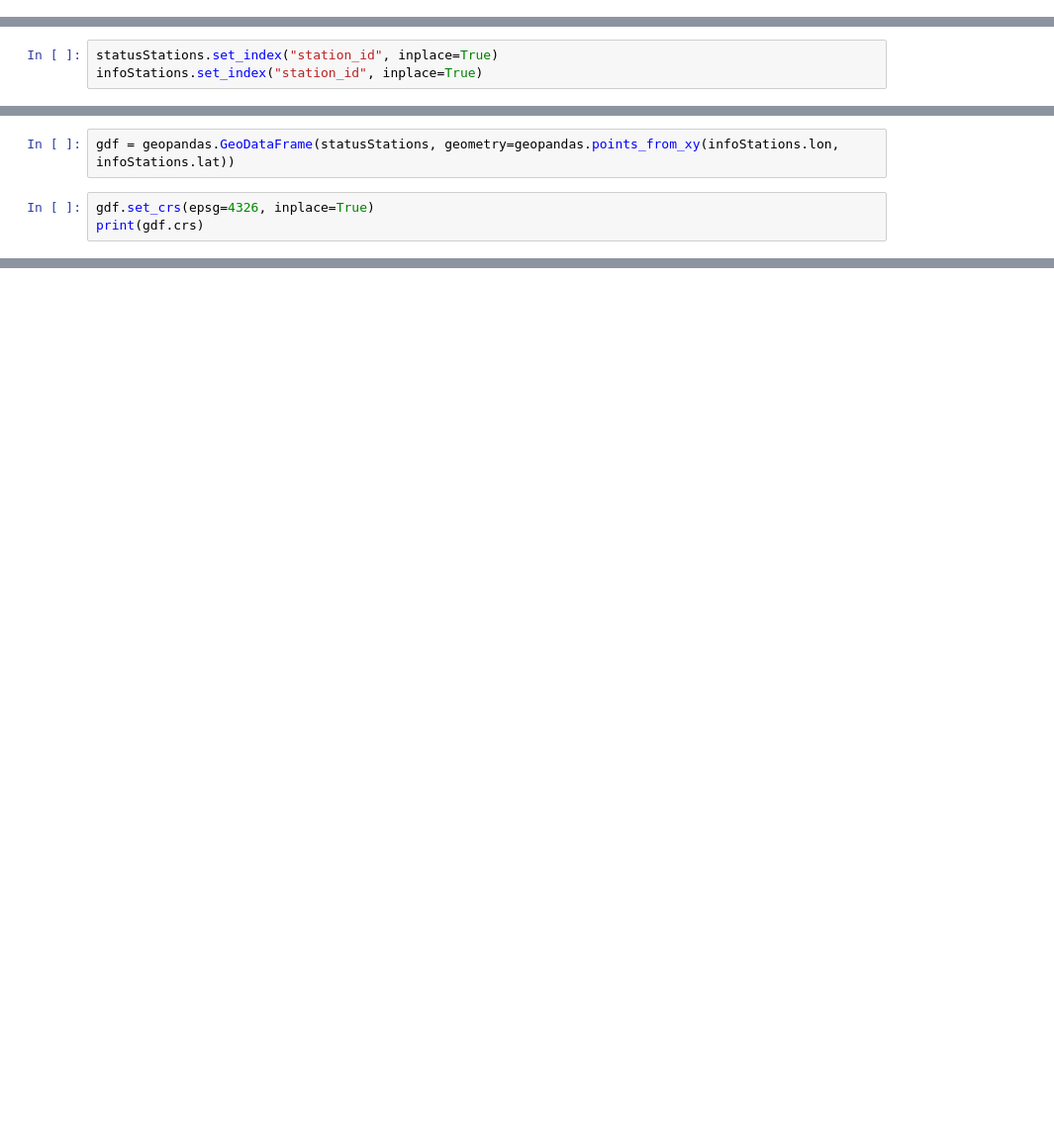
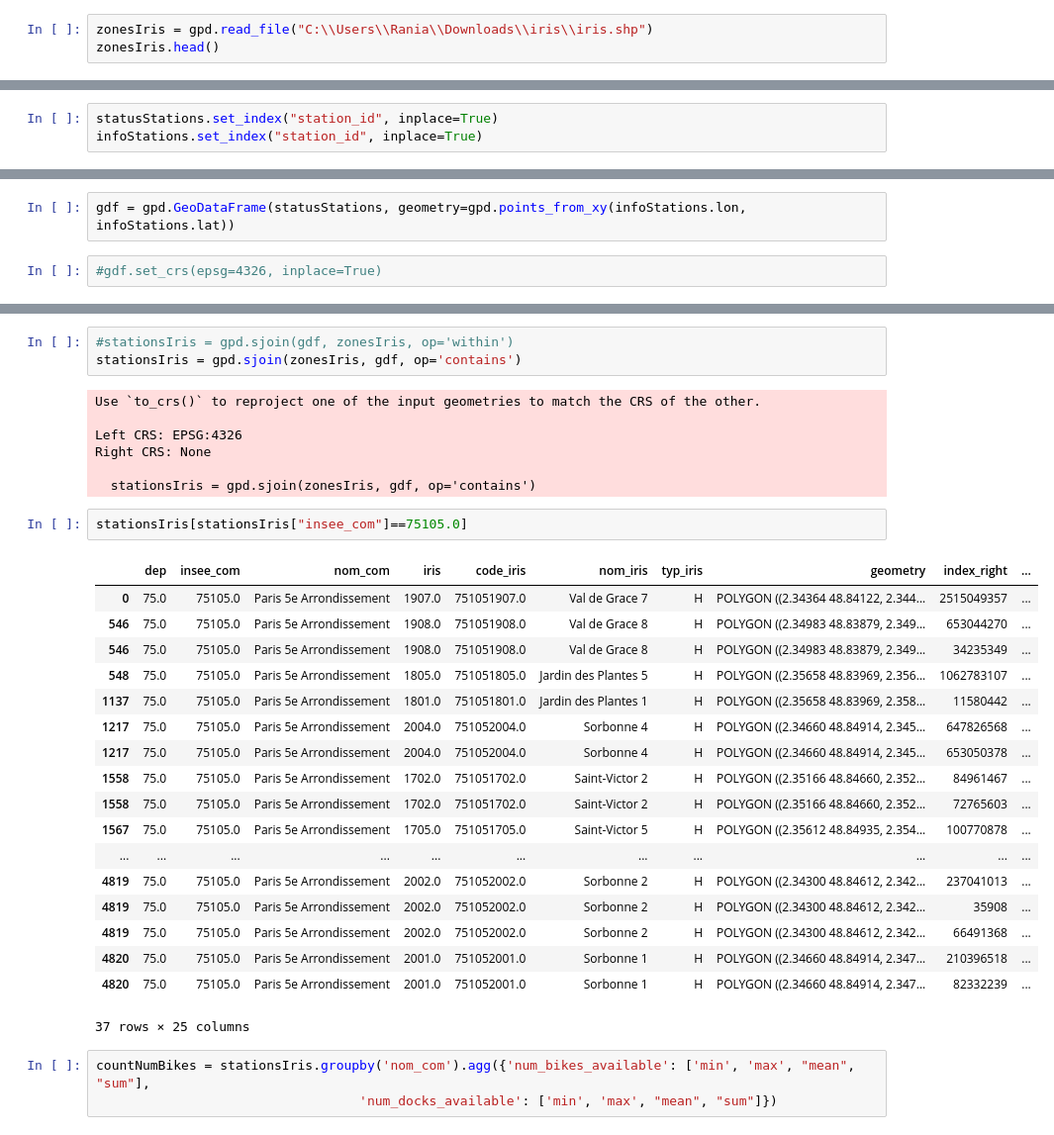
Before and after one commit to Rania999/Velib, a Jupyter notebook: Visualisation données Velib.ipynb, the cells around one changed output, grey strips where cells are left out. Shown at 99% size. Cells and saved outputs as stored; diff of their text form; blank space fills up the shorter version.

Commit message:
Ajout zones Iris

```diff
--- a/Visualisation données Velib.ipynb
+++ b/Visualisation données Velib.ipynb
@@ -42,0 +54,3 @@ infoStations.head()
+# %%
+zonesIris = gpd.read_file("C:\\Users\\Rania\\Downloads\\iris\\iris.shp")
+zonesIris.head()
@@ -74,5 +95,4 @@ statusStations.head()
 # %%
-gdf = geopandas.GeoDataFrame(statusStations, geometry=geopandas.points_from_xy(infoStations.lon, infoStations.lat))
+gdf = gpd.GeoDataFrame(statusStations, geometry=gpd.points_from_xy(infoStations.lon, infoStations.lat))
 # %%
-gdf.set_crs(epsg=4326, inplace=True)
-print(gdf.crs)
+#gdf.set_crs(epsg=4326, inplace=True)
@@ -103,0 +99,34 @@ gdf.explore("num_bikes_mechanical",
+# %%
+#stationsIris = gpd.sjoin(gdf, zonesIris, op='within')
+stationsIris = gpd.sjoin(zonesIris, gdf, op='contains')
+# %% [output]
+Use `to_crs()` to reproject one of the input geometries to match the CRS of the other.
+
+Left CRS: EPSG:4326
+Right CRS: None
+
+  stationsIris = gpd.sjoin(zonesIris, gdf, op='contains')
+# %%
+stationsIris[stationsIris["insee_com"]==75105.0]
+# %% [output]
+|  | dep | insee_com | nom_com | iris | code_iris | nom_iris | typ_iris | geometry | index_right | ... |
+| 0 | 75.0 | 75105.0 | Paris 5e Arrondissement | 1907.0 | 751051907.0 | Val de Grace 7 | H | POLYGON ((2.34364 48.84122, 2.344... | 2515049357 | ... |
+| 546 | 75.0 | 75105.0 | Paris 5e Arrondissement | 1908.0 | 751051908.0 | Val de Grace 8 | H | POLYGON ((2.34983 48.83879, 2.349... | 653044270 | ... |
+| 546 | 75.0 | 75105.0 | Paris 5e Arrondissement | 1908.0 | 751051908.0 | Val de Grace 8 | H | POLYGON ((2.34983 48.83879, 2.349... | 34235349 | ... |
+| 548 | 75.0 | 75105.0 | Paris 5e Arrondissement | 1805.0 | 751051805.0 | Jardin des Plantes 5 | H | POLYGON ((2.35658 48.83969, 2.356... | 1062783107 | ... |
+| 1137 | 75.0 | 75105.0 | Paris 5e Arrondissement | 1801.0 | 751051801.0 | Jardin des Plantes 1 | H | POLYGON ((2.35658 48.83969, 2.358... | 11580442 | ... |
+| 1217 | 75.0 | 75105.0 | Paris 5e Arrondissement | 2004.0 | 751052004.0 | Sorbonne 4 | H | POLYGON ((2.34660 48.84914, 2.345... | 647826568 | ... |
+| 1217 | 75.0 | 75105.0 | Paris 5e Arrondissement | 2004.0 | 751052004.0 | Sorbonne 4 | H | POLYGON ((2.34660 48.84914, 2.345... | 653050378 | ... |
+| 1558 | 75.0 | 75105.0 | Paris 5e Arrondissement | 1702.0 | 751051702.0 | Saint-Victor 2 | H | POLYGON ((2.35166 48.84660, 2.352... | 84961467 | ... |
+| 1558 | 75.0 | 75105.0 | Paris 5e Arrondissement | 1702.0 | 751051702.0 | Saint-Victor 2 | H | POLYGON ((2.35166 48.84660, 2.352... | 72765603 | ... |
+| 1567 | 75.0 | 75105.0 | Paris 5e Arrondissement | 1705.0 | 751051705.0 | Saint-Victor 5 | H | POLYGON ((2.35612 48.84935, 2.354... | 100770878 | ... |
+| ... | ... | ... | ... | ... | ... | ... | ... | ... | ... | ... |
+| 4819 | 75.0 | 75105.0 | Paris 5e Arrondissement | 2002.0 | 751052002.0 | Sorbonne 2 | H | POLYGON ((2.34300 48.84612, 2.342... | 237041013 | ... |
+| 4819 | 75.0 | 75105.0 | Paris 5e Arrondissement | 2002.0 | 751052002.0 | Sorbonne 2 | H | POLYGON ((2.34300 48.84612, 2.342... | 35908 | ... |
+| 4819 | 75.0 | 75105.0 | Paris 5e Arrondissement | 2002.0 | 751052002.0 | Sorbonne 2 | H | POLYGON ((2.34300 48.84612, 2.342... | 66491368 | ... |
+| 4820 | 75.0 | 75105.0 | Paris 5e Arrondissement | 2001.0 | 751052001.0 | Sorbonne 1 | H | POLYGON ((2.34660 48.84914, 2.347... | 210396518 | ... |
+| 4820 | 75.0 | 75105.0 | Paris 5e Arrondissement | 2001.0 | 751052001.0 | Sorbonne 1 | H | POLYGON ((2.34660 48.84914, 2.347... | 82332239 | ... |
+37 rows × 25 columns
+# %%
+countNumBikes = stationsIris.groupby('nom_com').agg({'num_bikes_available': ['min', 'max', "mean", "sum"],
+                                  'num_docks_available': ['min', 'max', "mean", "sum"]})
```
Also changed, not shown: parts of 26 cells of this notebook, 1 other file.
